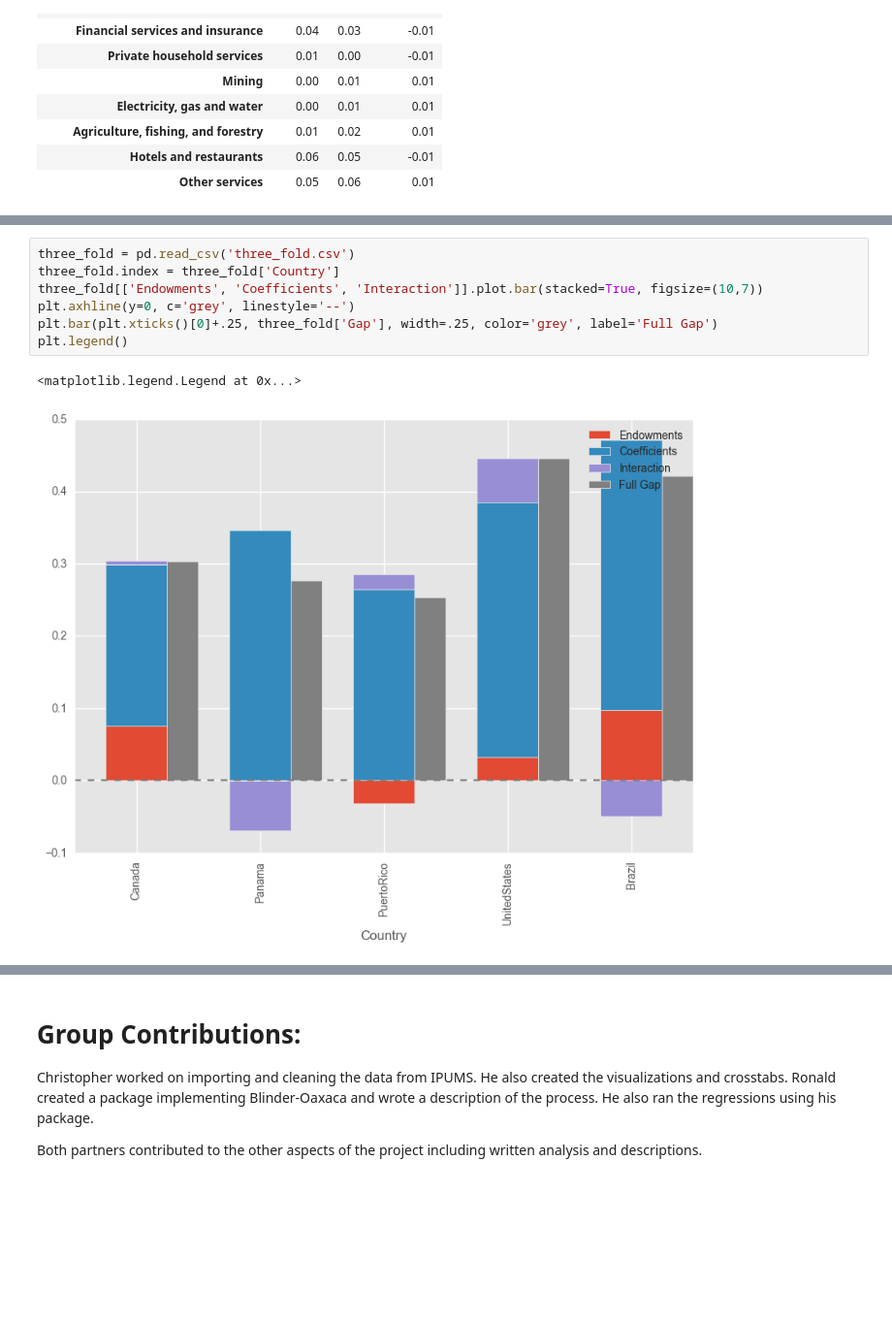
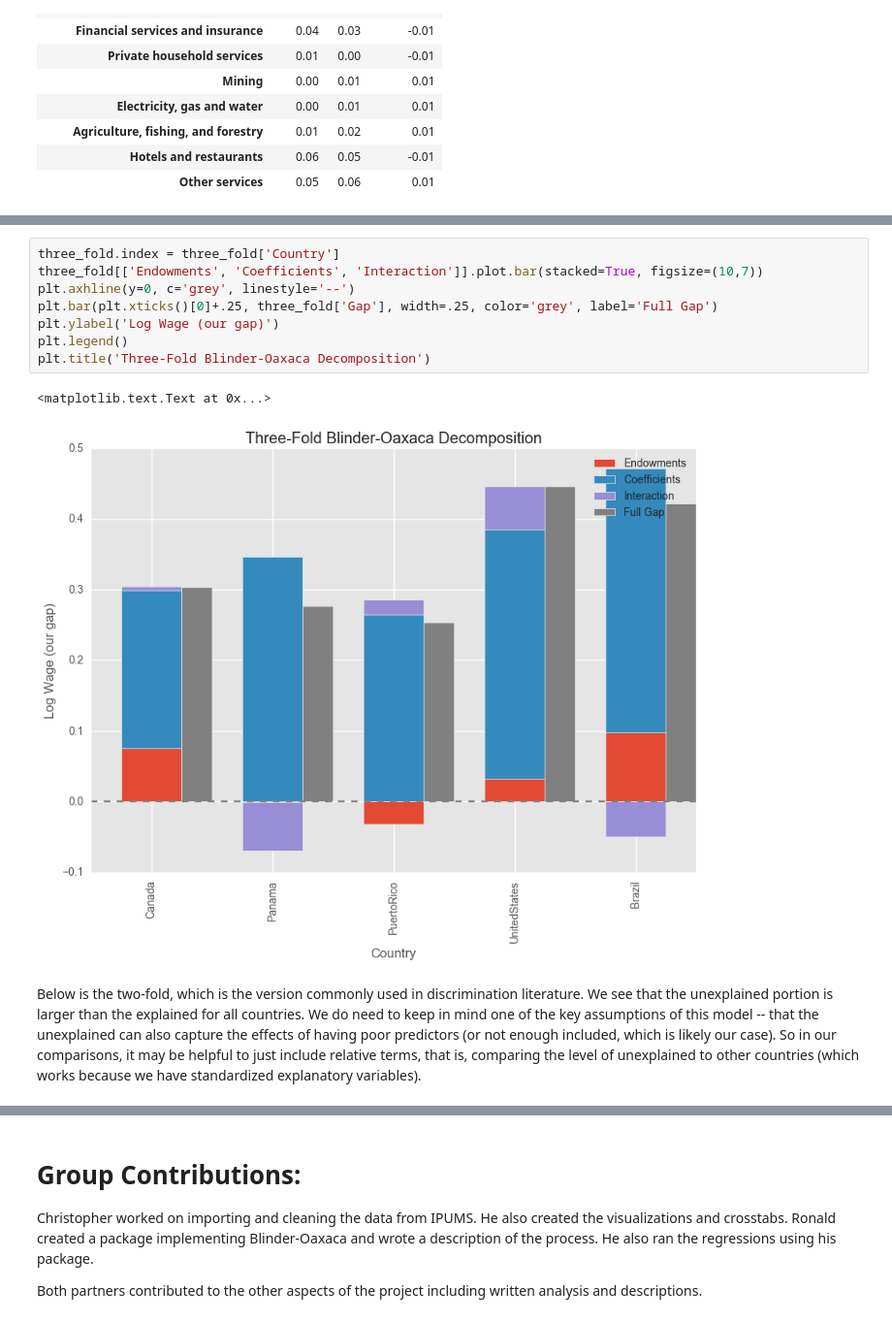
Before and after one commit to chrisdfong/Gender-Pay-Gap-Analysis, a Jupyter notebook: Project.ipynb, the cells around one changed output, grey strips where cells are left out. Shown: that part at 97% size. Saved outputs shown, nothing was run; the diff lists cells and outputs as text; blank space fills up the shorter version.

```diff
--- a/Project.ipynb
+++ b/Project.ipynb
@@ -714,11 +745,14 @@ Plot current measure of inequality vs unexplained proportion from B-O.
 # %%
-three_fold = pd.read_csv('three_fold.csv')
 three_fold.index = three_fold['Country']
 three_fold[['Endowments', 'Coefficients', 'Interaction']].plot.bar(stacked=True, figsize=(10,7))
 plt.axhline(y=0, c='grey', linestyle='--')
 plt.bar(plt.xticks()[0]+.25, three_fold['Gap'], width=.25, color='grey', label='Full Gap')
+plt.ylabel('Log Wage (our gap)')
 plt.legend()
+plt.title('Three-Fold Blinder-Oaxaca Decomposition')
 # %% [output]
-<matplotlib.legend.Legend at 0x...>
+<matplotlib.text.Text at 0x...>
-[figure, old version]
+[figure, new version]
+# %% [markdown]
+Below is the two-fold, which is the version commonly used in discrimination literature. We see that the unexplained portion is larger than the explained for all countries. We do need to keep in mind one of the key assumptions of this model -- that the unexplained can also capture the effects of having poor predictors (or not enough included, which is likely our case). So in our comparisons, it may be helpful to just include relative terms, that is, comparing the level of unexplained to other countries (which works because we have standardized explanatory variables).
 # %%
```
Also changed, not shown: parts of 39 cells of this notebook.
